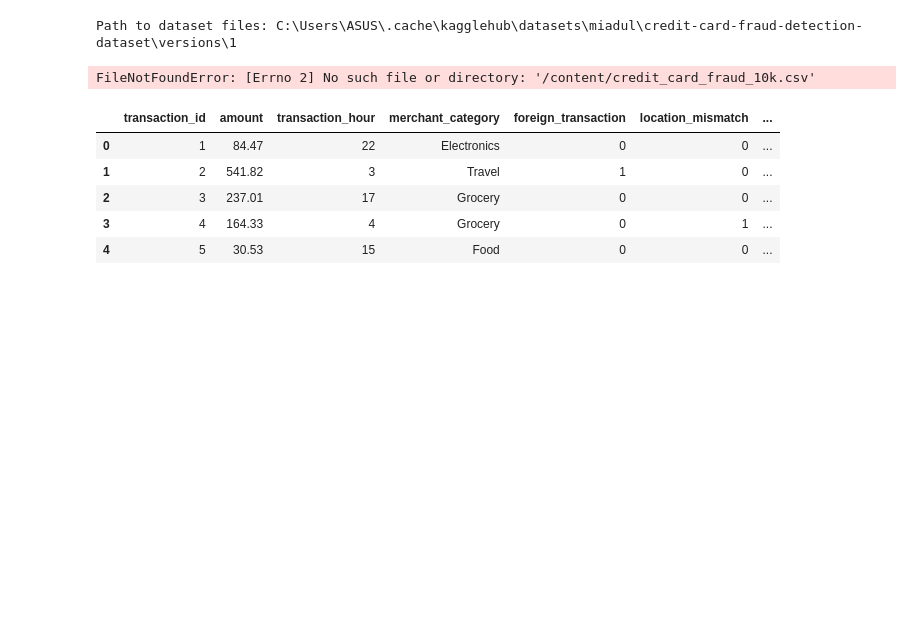
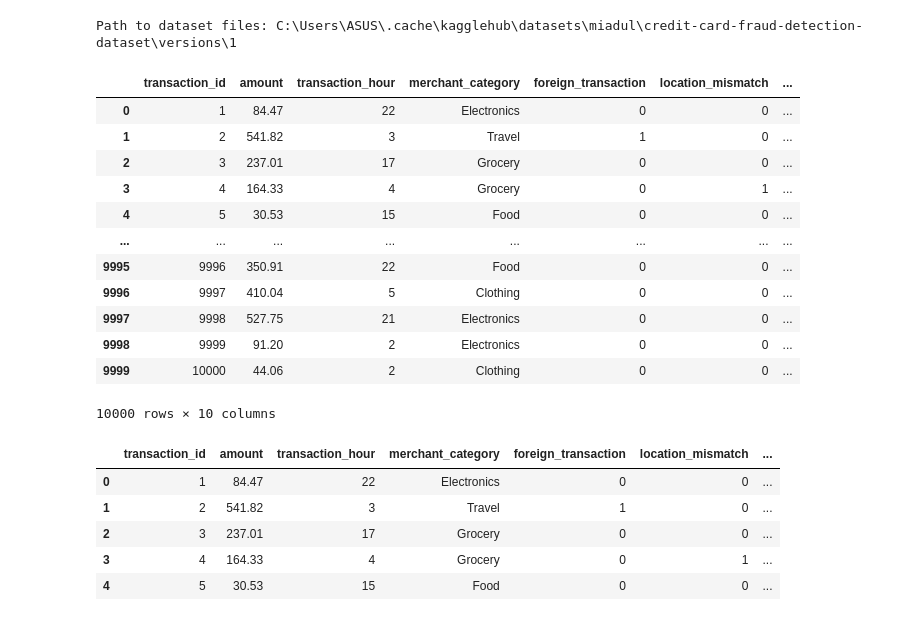
Before and after one commit to Tanu-Chaudhary06/credit-card-fraud-detection-Model, a Jupyter notebook: creditcard_fraud_detect.ipynb, the cells around one changed output. Saved outputs shown, nothing was run; the diff lists cells and outputs as text; code cells hidden in the pictures; blank space fills up the shorter version.

Commit message:
credit card fraud detection-ML model

```diff
--- a/creditcard_fraud_detect.ipynb
+++ b/creditcard_fraud_detect.ipynb
@@ -21,10 +21,22 @@ from sklearn.metrics import accuracy_score
 import shap
 from lime.lime_tabular import LimeTabularExplainer
 # %%
-df =  pd.read_csv("/content/credit_card_fraud_10k.csv")
+df =  pd.read_csv("D:\\fraud_detect_ML_Model\\credit_card_fraud_10k.csv")
 df
 # %% [output]
+|  | transaction_id | amount | transaction_hour | merchant_category | foreign_transaction | location_mismatch | ... |
+| 0 | 1 | 84.47 | 22 | Electronics | 0 | 0 | ... |
+| 1 | 2 | 541.82 | 3 | Travel | 1 | 0 | ... |
+| 2 | 3 | 237.01 | 17 | Grocery | 0 | 0 | ... |
+| 3 | 4 | 164.33 | 4 | Grocery | 0 | 1 | ... |
+| 4 | 5 | 30.53 | 15 | Food | 0 | 0 | ... |
+| ... | ... | ... | ... | ... | ... | ... | ... |
+| 9995 | 9996 | 350.91 | 22 | Food | 0 | 0 | ... |
+| 9996 | 9997 | 410.04 | 5 | Clothing | 0 | 0 | ... |
+| 9997 | 9998 | 527.75 | 21 | Electronics | 0 | 0 | ... |
+| 9998 | 9999 | 91.20 | 2 | Electronics | 0 | 0 | ... |
+| 9999 | 10000 | 44.06 | 2 | Clothing | 0 | 0 | ... |
-FileNotFoundError: [Errno 2] No such file or directory: '/content/credit_card_fraud_10k.csv'
+10000 rows × 10 columns
 # %%
 df.head()
 # %% [output]
```
Also changed, not shown: parts of 5 cells of this notebook.
